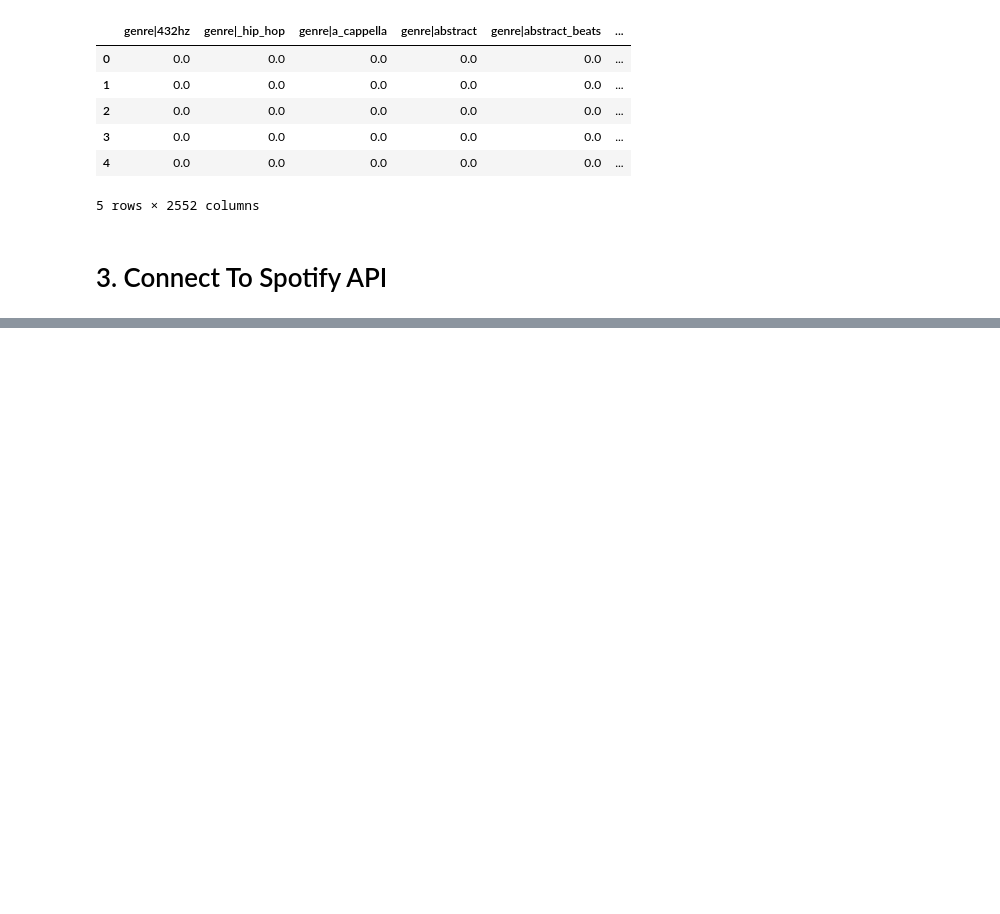
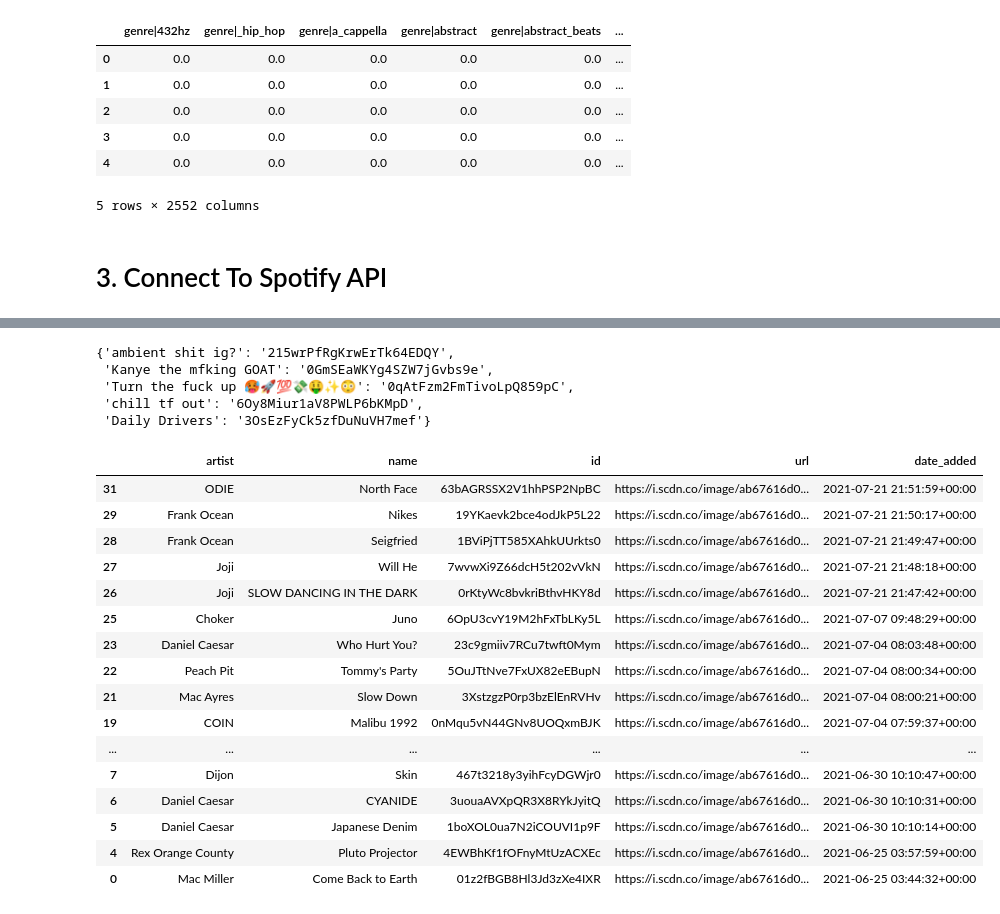
Before and after one commit to ish-kumar/Spotify-Recommender-System, a Jupyter notebook: recommender system/recommender.ipynb, the cells around one changed output, grey strips where cells are left out. Saved outputs shown, nothing was run; the diff lists cells and outputs as text; code cells hidden in the pictures; blank space fills up the shorter version.

```diff
--- a/recommender system/recommender.ipynb
+++ b/recommender system/recommender.ipynb
@@ -377,0 +377,39 @@ id_name
+# %%
+def create_necessary_outputs(playlist_name,id_dic, df):
+    """
+    Pull songs from a specific playlist.
+
+    Parameters:
+        playlist_name (str): name of the playlist you'd like to pull from the spotify API
+        id_dic (dic): dictionary that maps playlist_name to playlist_id
+        df (pandas dataframe): spotify datafram
+
+    Returns:
+        playlist: all songs in the playlist THAT ARE AVAILABLE IN THE KAGGLE DATASET
+    """
+
+    #generate playlist dataframe
+    playlist = pd.DataFrame()
+    playlist_name = playlist_name
+
+    for ix, i in enumerate(sp.playlist(id_dic[playlist_name])['tracks']['items']):
+        #print(i['track']['artists'][0]['name'])
+        playlist.loc[ix, 'artist'] = i['track']['artists'][0]['name']
+        playlist.loc[ix, 'name'] = i['track']['name']
+        playlist.loc[ix, 'id'] = i['track']['id'] # ['uri'].split(':')[2]
+        playlist.loc[ix, 'url'] = i['track']['album']['images'][1]['url']
+        playlist.loc[ix, 'date_added'] = i['added_at']
+
+    playlist['date_added'] = pd.to_datetime(playlist['date_added'])
+
+    playlist = playlist[playlist['id'].isin(df['id'].values)].sort_values('date_added',ascending = False)
+
+    return playlist
+# %%
+id_name
+# %% [output]
+{'ambient shit ig?': '215wrPfRgKrwErTk64EDQY',
+ 'Kanye the mfking GOAT': '0GmSEaWKYg4SZW7jGvbs9e',
+ 'Turn the fuck up 🥵🚀💯💸🤑✨😳': '0qAtFzm2FmTivoLpQ859pC',
+ 'chill tf out': '6Oy8Miur1aV8PWLP6bKMpD',
+ 'Daily Drivers': '3OsEzFyCk5zfDuNuVH7mef'}
@@ -377,0 +446,20 @@ id_name
+# %%
+playlist_
+# %% [output]
+|  | artist | name | id | url | date_added |
+| 31 | ODIE | North Face | 63bAGRSSX2V1hhPSP2NpBC | https://i.scdn.co/image/ab67616d0... | 2021-07-21 21:51:59+00:00 |
+| 29 | Frank Ocean | Nikes | 19YKaevk2bce4odJkP5L22 | https://i.scdn.co/image/ab67616d0... | 2021-07-21 21:50:17+00:00 |
+| 28 | Frank Ocean | Seigfried | 1BViPjTT585XAhkUUrkts0 | https://i.scdn.co/image/ab67616d0... | 2021-07-21 21:49:47+00:00 |
+| 27 | Joji | Will He | 7wvwXi9Z66dcH5t202vVkN | https://i.scdn.co/image/ab67616d0... | 2021-07-21 21:48:18+00:00 |
+| 26 | Joji | SLOW DANCING IN THE DARK | 0rKtyWc8bvkriBthvHKY8d | https://i.scdn.co/image/ab67616d0... | 2021-07-21 21:47:42+00:00 |
+| 25 | Choker | Juno | 6OpU3cvY19M2hFxTbLKy5L | https://i.scdn.co/image/ab67616d0... | 2021-07-07 09:48:29+00:00 |
+| 23 | Daniel Caesar | Who Hurt You? | 23c9gmiiv7RCu7twft0Mym | https://i.scdn.co/image/ab67616d0... | 2021-07-04 08:03:48+00:00 |
+| 22 | Peach Pit | Tommy's Party | 5OuJTtNve7FxUX82eEBupN | https://i.scdn.co/image/ab67616d0... | 2021-07-04 08:00:34+00:00 |
+| 21 | Mac Ayres | Slow Down | 3XstzgzP0rp3bzElEnRVHv | https://i.scdn.co/image/ab67616d0... | 2021-07-04 08:00:21+00:00 |
+| 19 | COIN | Malibu 1992 | 0nMqu5vN44GNv8UOQxmBJK | https://i.scdn.co/image/ab67616d0... | 2021-07-04 07:59:37+00:00 |
+| ... | ... | ... | ... | ... | ... |
+| 7 | Dijon | Skin | 467t3218y3yihFcyDGWjr0 | https://i.scdn.co/image/ab67616d0... | 2021-06-30 10:10:47+00:00 |
+| 6 | Daniel Caesar | CYANIDE | 3uouaAVXpQR3X8RYkJyitQ | https://i.scdn.co/image/ab67616d0... | 2021-06-30 10:10:31+00:00 |
+| 5 | Daniel Caesar | Japanese Denim | 1boXOL0ua7N2iCOUVI1p9F | https://i.scdn.co/image/ab67616d0... | 2021-06-30 10:10:14+00:00 |
+| 4 | Rex Orange County | Pluto Projector | 4EWBhKf1fOFnyMtUzACXEc | https://i.scdn.co/image/ab67616d0... | 2021-06-25 03:57:59+00:00 |
+| 0 | Mac Miller | Come Back to Earth | 01z2fBGB8Hl3Jd3zXe4IXR | https://i.scdn.co/image/ab67616d0... | 2021-06-25 03:44:32+00:00 |
```
Also changed, not shown: parts of 20 cells of this notebook.
